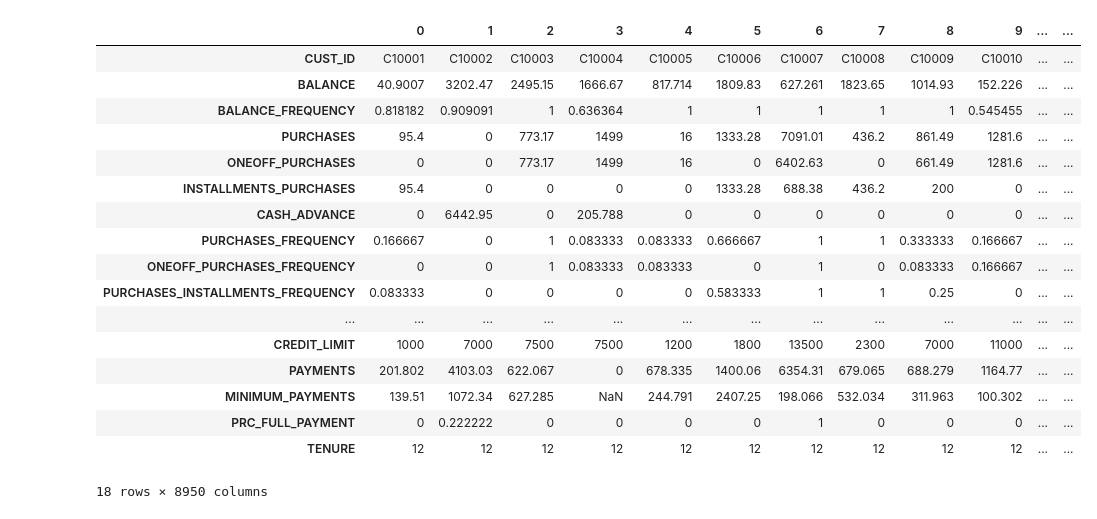
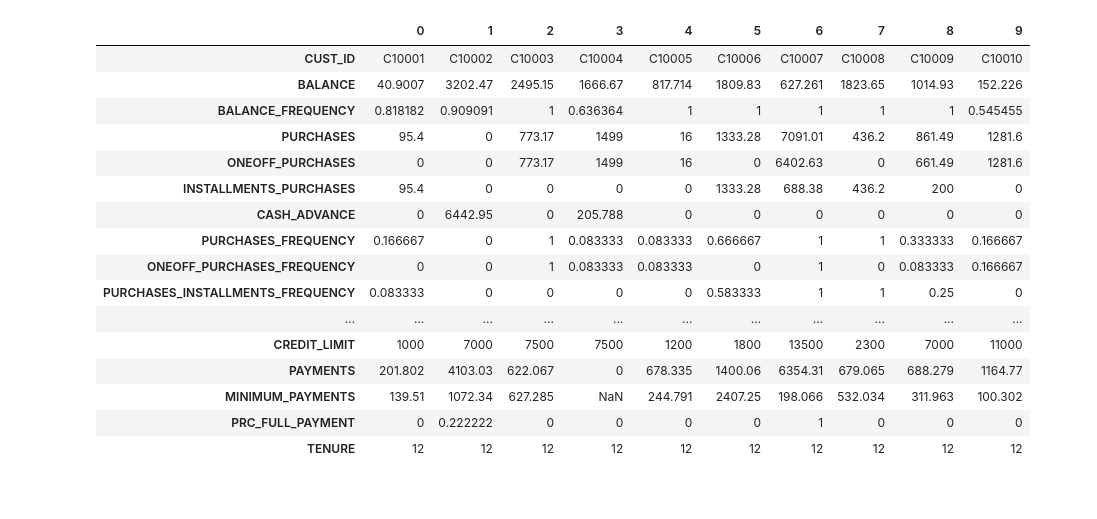
Before and after one commit to Laura-ShummonMaass/Credit_Card_Cluster, a Jupyter notebook: eda.ipynb, the cells around one changed output. Cells and saved outputs as stored; diff of their text form; code cells hidden in the pictures.

```diff
--- a/eda.ipynb
+++ b/eda.ipynb
@@ -6,22 +19,21 @@ import matplotlib.pyplot as plt
 # %%
 raw_df = pd.read_csv('data/CCdata.csv')
-raw_df.T
+raw_df.head(10).T
 # %% [output]
-|  | 0 | 1 | 2 | 3 | 4 | 5 | 6 | 7 | 8 | 9 | ... | ... |
-| CUST_ID | C10001 | C10002 | C10003 | C10004 | C10005 | C10006 | C10007 | C10008 | C10009 | C10010 | ... | ... |
-| BALANCE | 40.9007 | 3202.47 | 2495.15 | 1666.67 | 817.714 | 1809.83 | 627.261 | 1823.65 | 1014.93 | 152.226 | ... | ... |
-| BALANCE_FREQUENCY | 0.818182 | 0.909091 | 1 | 0.636364 | 1 | 1 | 1 | 1 | 1 | 0.545455 | ... | ... |
-| PURCHASES | 95.4 | 0 | 773.17 | 1499 | 16 | 1333.28 | 7091.01 | 436.2 | 861.49 | 1281.6 | ... | ... |
-| ONEOFF_PURCHASES | 0 | 0 | 773.17 | 1499 | 16 | 0 | 6402.63 | 0 | 661.49 | 1281.6 | ... | ... |
-| INSTALLMENTS_PURCHASES | 95.4 | 0 | 0 | 0 | 0 | 1333.28 | 688.38 | 436.2 | 200 | 0 | ... | ... |
-| CASH_ADVANCE | 0 | 6442.95 | 0 | 205.788 | 0 | 0 | 0 | 0 | 0 | 0 | ... | ... |
-| PURCHASES_FREQUENCY | 0.166667 | 0 | 1 | 0.083333 | 0.083333 | 0.666667 | 1 | 1 | 0.333333 | 0.166667 | ... | ... |
-| ONEOFF_PURCHASES_FREQUENCY | 0 | 0 | 1 | 0.083333 | 0.083333 | 0 | 1 | 0 | 0.083333 | 0.166667 | ... | ... |
-| PURCHASES_INSTALLMENTS_FREQUENCY | 0.083333 | 0 | 0 | 0 | 0 | 0.583333 | 1 | 1 | 0.25 | 0 | ... | ... |
-| ... | ... | ... | ... | ... | ... | ... | ... | ... | ... | ... | ... | ... |
-| CREDIT_LIMIT | 1000 | 7000 | 7500 | 7500 | 1200 | 1800 | 13500 | 2300 | 7000 | 11000 | ... | ... |
-| PAYMENTS | 201.802 | 4103.03 | 622.067 | 0 | 678.335 | 1400.06 | 6354.31 | 679.065 | 688.279 | 1164.77 | ... | ... |
-| MINIMUM_PAYMENTS | 139.51 | 1072.34 | 627.285 | NaN | 244.791 | 2407.25 | 198.066 | 532.034 | 311.963 | 100.302 | ... | ... |
-| PRC_FULL_PAYMENT | 0 | 0.222222 | 0 | 0 | 0 | 0 | 1 | 0 | 0 | 0 | ... | ... |
-| TENURE | 12 | 12 | 12 | 12 | 12 | 12 | 12 | 12 | 12 | 12 | ... | ... |
+|  | 0 | 1 | 2 | 3 | 4 | 5 | 6 | 7 | 8 | 9 |
+| CUST_ID | C10001 | C10002 | C10003 | C10004 | C10005 | C10006 | C10007 | C10008 | C10009 | C10010 |
+| BALANCE | 40.9007 | 3202.47 | 2495.15 | 1666.67 | 817.714 | 1809.83 | 627.261 | 1823.65 | 1014.93 | 152.226 |
+| BALANCE_FREQUENCY | 0.818182 | 0.909091 | 1 | 0.636364 | 1 | 1 | 1 | 1 | 1 | 0.545455 |
+| PURCHASES | 95.4 | 0 | 773.17 | 1499 | 16 | 1333.28 | 7091.01 | 436.2 | 861.49 | 1281.6 |
+| ONEOFF_PURCHASES | 0 | 0 | 773.17 | 1499 | 16 | 0 | 6402.63 | 0 | 661.49 | 1281.6 |
+| INSTALLMENTS_PURCHASES | 95.4 | 0 | 0 | 0 | 0 | 1333.28 | 688.38 | 436.2 | 200 | 0 |
+| CASH_ADVANCE | 0 | 6442.95 | 0 | 205.788 | 0 | 0 | 0 | 0 | 0 | 0 |
+| PURCHASES_FREQUENCY | 0.166667 | 0 | 1 | 0.083333 | 0.083333 | 0.666667 | 1 | 1 | 0.333333 | 0.166667 |
+| ONEOFF_PURCHASES_FREQUENCY | 0 | 0 | 1 | 0.083333 | 0.083333 | 0 | 1 | 0 | 0.083333 | 0.166667 |
+| PURCHASES_INSTALLMENTS_FREQUENCY | 0.083333 | 0 | 0 | 0 | 0 | 0.583333 | 1 | 1 | 0.25 | 0 |
+| ... | ... | ... | ... | ... | ... | ... | ... | ... | ... | ... |
+| CREDIT_LIMIT | 1000 | 7000 | 7500 | 7500 | 1200 | 1800 | 13500 | 2300 | 7000 | 11000 |
+| PAYMENTS | 201.802 | 4103.03 | 622.067 | 0 | 678.335 | 1400.06 | 6354.31 | 679.065 | 688.279 | 1164.77 |
+| MINIMUM_PAYMENTS | 139.51 | 1072.34 | 627.285 | NaN | 244.791 | 2407.25 | 198.066 | 532.034 | 311.963 | 100.302 |
+| PRC_FULL_PAYMENT | 0 | 0.222222 | 0 | 0 | 0 | 0 | 1 | 0 | 0 | 0 |
+| TENURE | 12 | 12 | 12 | 12 | 12 | 12 | 12 | 12 | 12 | 12 |
-18 rows × 8950 columns
```
Also changed, not shown: parts of 15 cells of this notebook.
